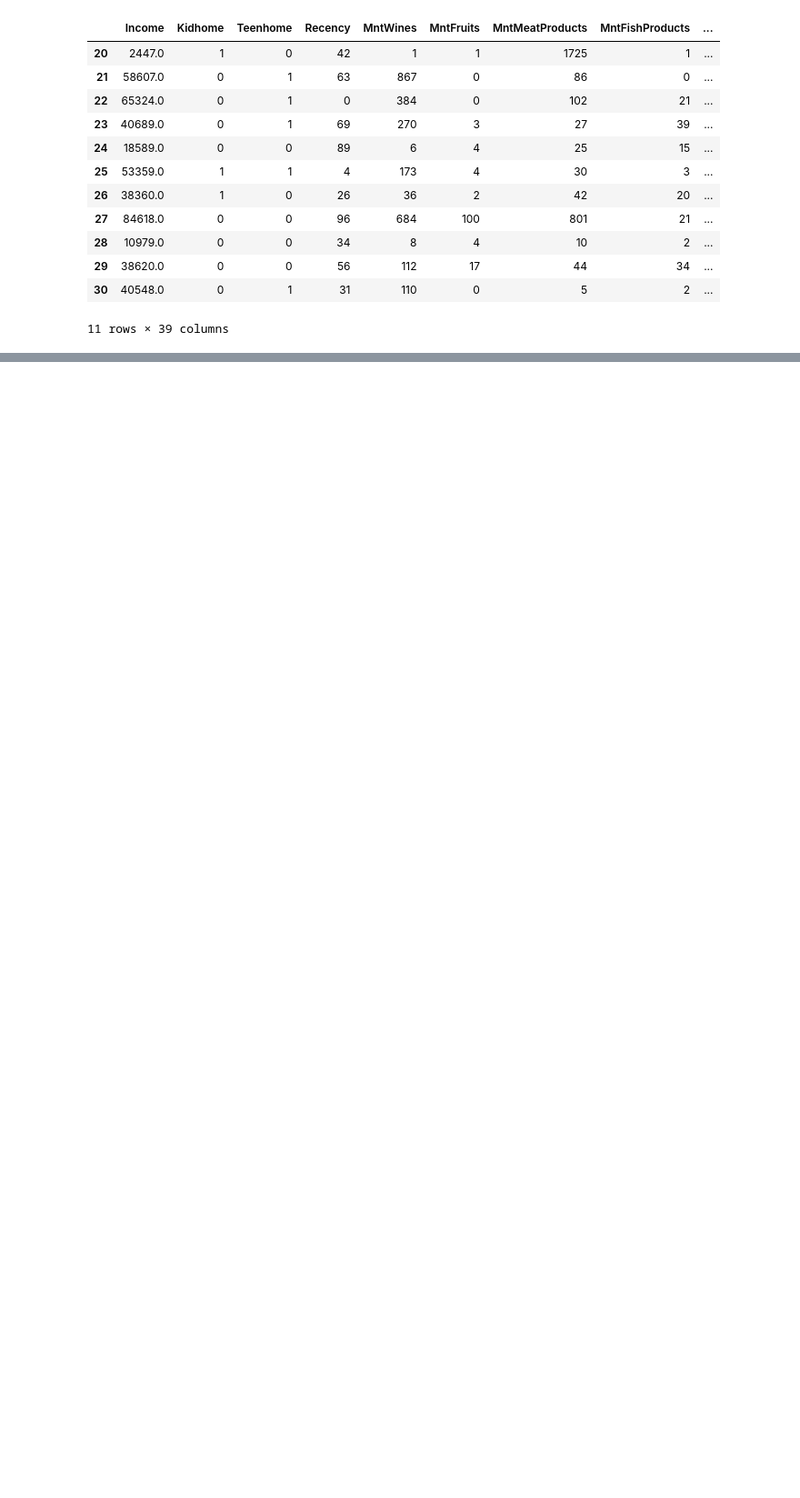
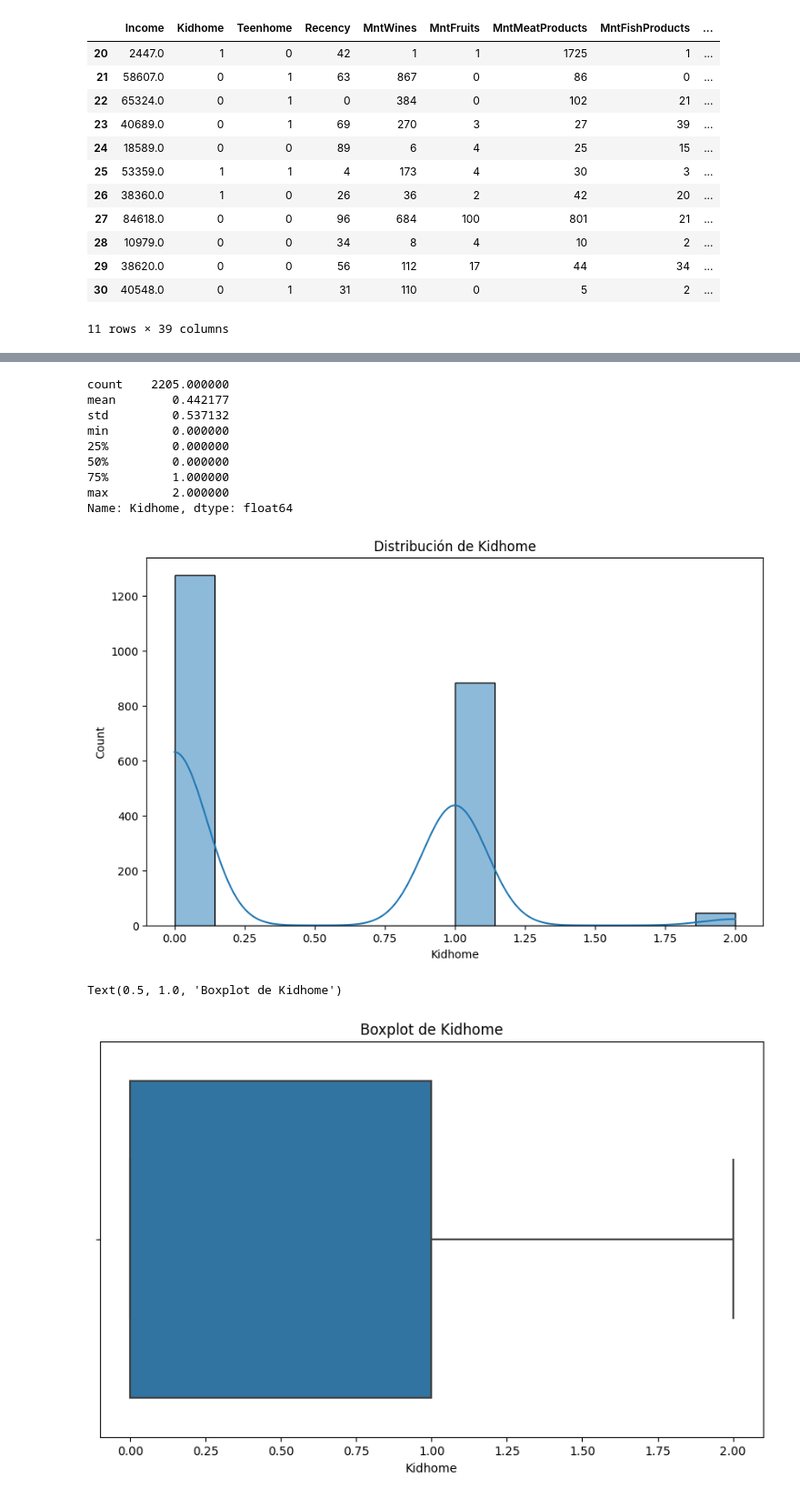
Before and after one commit to Izainea/mercadeia, a Jupyter notebook: 02_primer_cuaderno.ipynb, the cells around one changed output, grey strips where cells are left out. Shown at 91% size. Cells and saved outputs as stored; diff of their text form; code cells hidden in the pictures; blank space fills up the shorter version.

```diff
--- a/02_primer_cuaderno.ipynb
+++ b/02_primer_cuaderno.ipynb
@@ -93,0 +145,27 @@ NameError: name 'df' is not defined
+# %%
+## Describe la variable 'Kidhome'
+print(df['Kidhome'].describe())
+
+# Histograma de la variable 'Kidhome'
+plt.figure(figsize=(10, 6))
+sns.histplot(df['Kidhome'], kde=True)
+plt.title('Distribución de Kidhome')
+plt.show()
+
+# Boxplot de la variable 'Kidhome'
+plt.figure(figsize=(10, 6))
+sns.boxplot(x=df['Kidhome'])
+plt.title('Boxplot de Kidhome')
+# %% [output]
+count    2205.000000
+mean        0.442177
+std         0.537132
+min         0.000000
+25%         0.000000
+50%         0.000000
+75%         1.000000
+max         2.000000
+Name: Kidhome, dtype: float64
+[figure, added]
+Text(0.5, 1.0, 'Boxplot de Kidhome')
+[figure, added]
```
Also changed, not shown: parts of 14 cells of this notebook, 36 other files.
